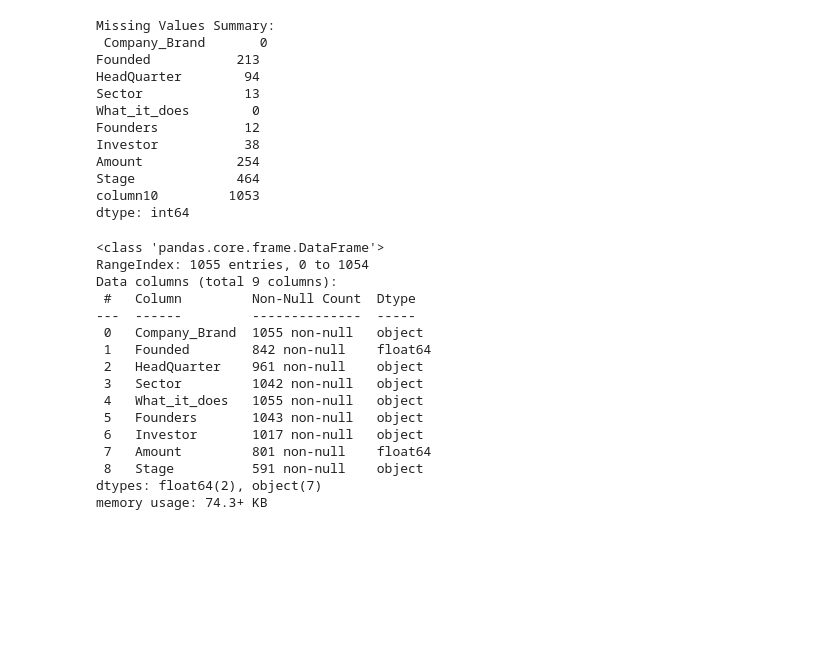
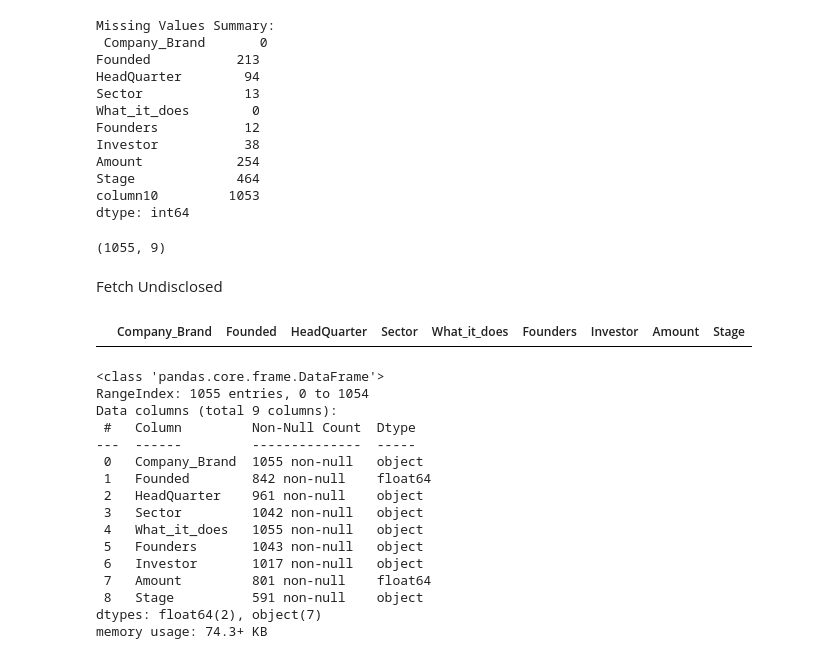
Before and after one commit to GeGe-K/Startup-Ecosystem, a Jupyter notebook: jupyter.ipynb, the cells around one changed output. Saved outputs shown, nothing was run; the diff lists cells and outputs as text; code cells hidden in the pictures; blank space fills up the shorter version.

Commit message:
Fetch undisclosed in 2020

```diff
--- a/jupyter.ipynb
+++ b/jupyter.ipynb
@@ -183,3 +183,10 @@ Amount            254
 Stage             464
 column10         1053
 dtype: int64
+# %%
+# Dropping column 10
+df_2020 = df_2020.drop('column10', axis=1)
+# %%
+df_2020.shape
+# %% [output]
+(1055, 9)
@@ -186,3 +195,22 @@ dtype: int64
+# %% [markdown]
+Fetch Undisclosed
+# %%
+def fetch_undisclosed_rows(df):
+    # Assuming 'Amount' is the column containing values
+    column_name = 'Amount'
+
+    # Convert the column to string and fetch rows where 'Amount' is 'Undisclosed' or 'undisclosed'
+    undisclosed_rows = df[df[column_name].astype(str).str.lower() == 'undisclosed']
+    return undisclosed_rows
+
+# Example usage:
+# Use the fetch_undisclosed_rows function on the 'df_2020' DataFrame
+undisclosed_rows2020 = fetch_undisclosed_rows(df_2020)
+
+# Display the fetched rows
+undisclosed_rows2020
+# %% [output]
+|  | Company_Brand | Founded | HeadQuarter | Sector | What_it_does | Founders | Investor | Amount | Stage |
 # %%
 df_2020.info()
 # %% [output]
```
Also changed, not shown: parts of 1 cell of this notebook.
